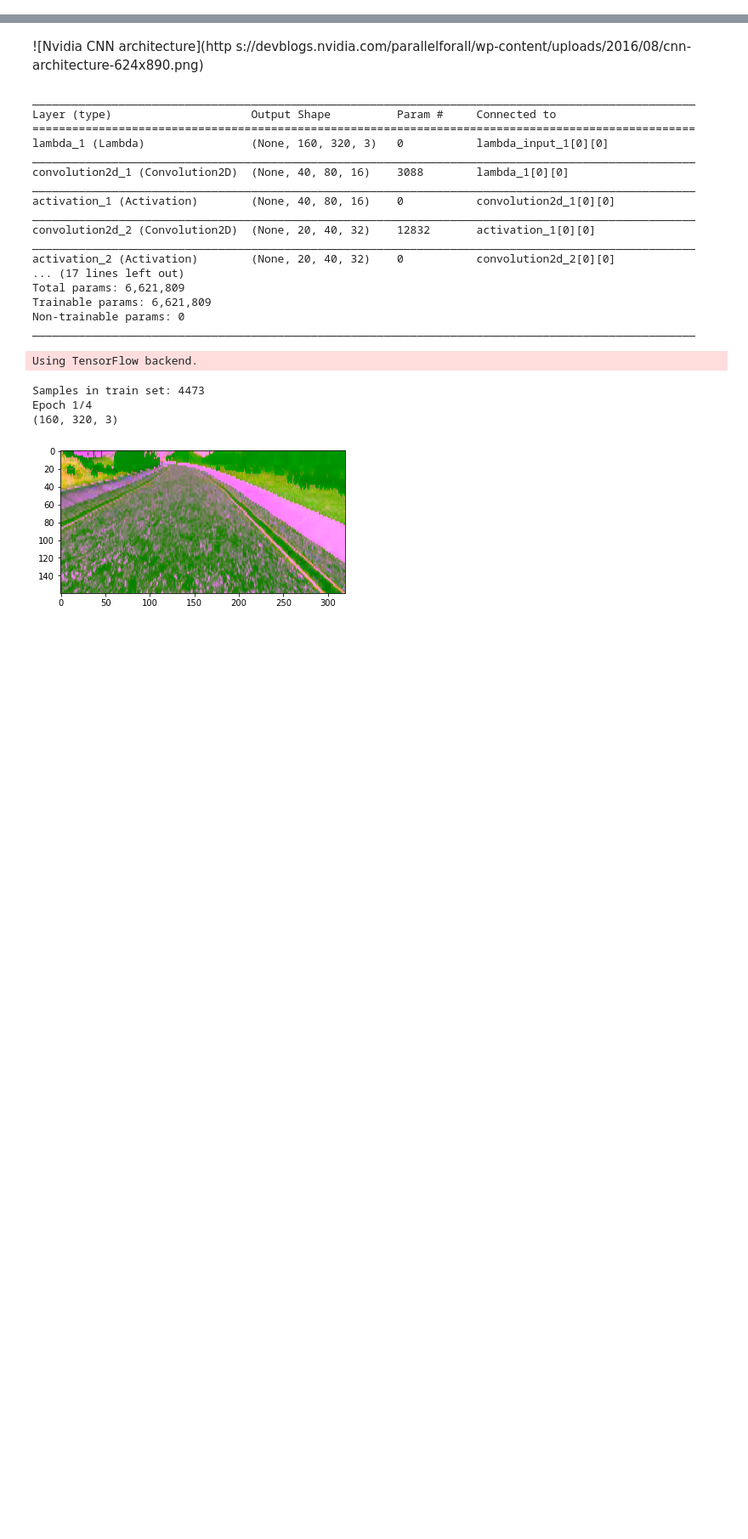
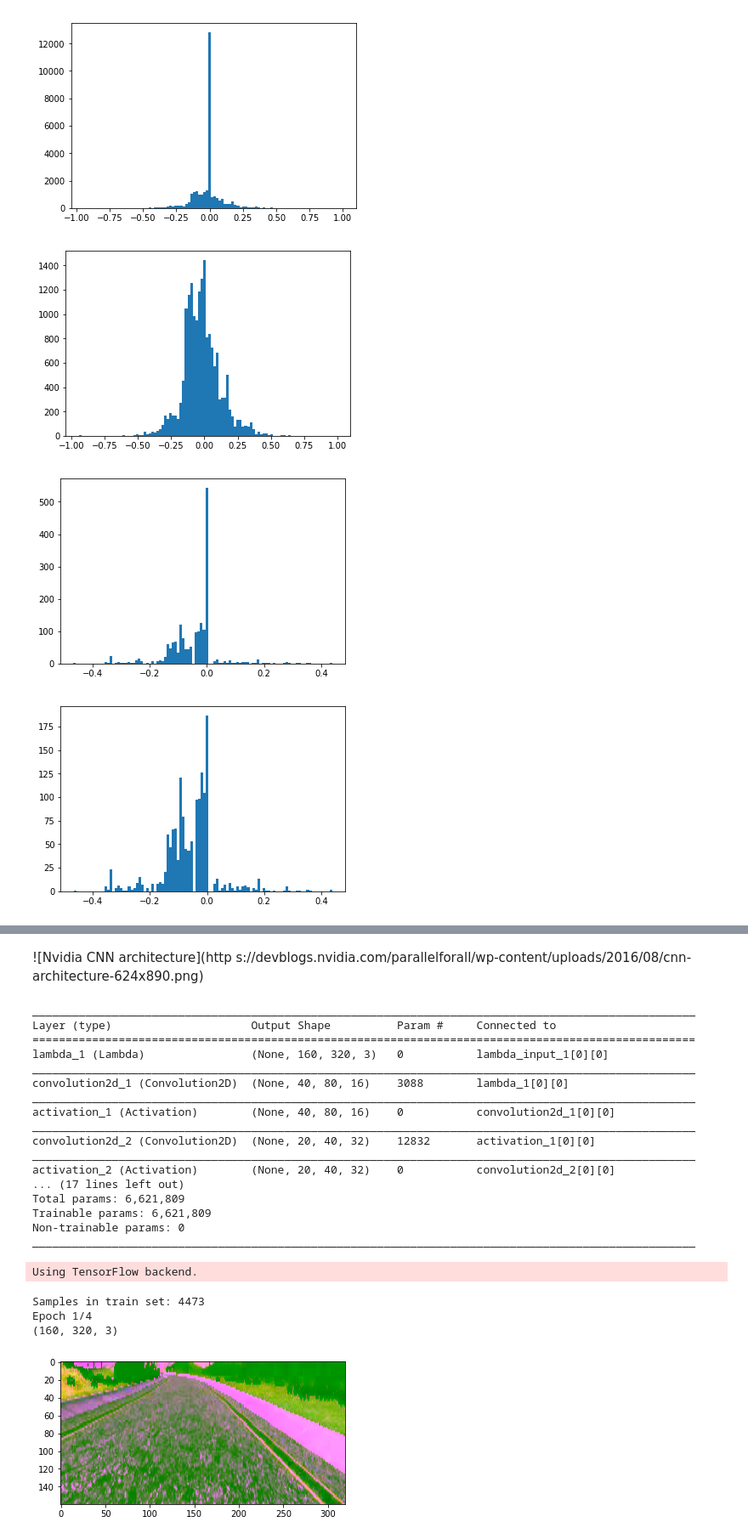
Before and after one commit to antorsae/CarND-p3, a Jupyter notebook: p3.ipynb, the cells around one changed output, grey strips where cells are left out. Shown at 85% size. Cells and saved outputs as stored; diff of their text form; code cells hidden in the pictures; blank space fills up the shorter version.

```diff
--- a/p3.ipynb
+++ b/p3.ipynb
@@ -6,0 +14,26 @@ import preprocess
+# %%
+driving_log = pd.read_csv('driving-centered/driving_log.csv')
+plt.hist(driving_log.steering, bins=100)
+plt.show()
+driving_log = pd.concat([driving_log[driving_log.steering==0].sample(frac=0.05),driving_log[driving_log.steering!=0]])
+plt.hist(driving_log.steering, bins=100)
+plt.show()
+
+driving_log = pd.read_csv('driving-left/driving_log.csv')
+plt.hist(driving_log.steering, bins=100)
+plt.show()
+driving_log = pd.concat([driving_log[driving_log.steering==0].sample(frac=0.25),driving_log[driving_log.steering!=0]])
+plt.hist(driving_log.steering, bins=100)
+plt.show()
+
+driving_log = pd.read_csv('driving-right/driving_log.csv')
+plt.hist(driving_log.steering, bins=100)
+plt.show()
+driving_log = pd.concat([driving_log[driving_log.steering==0].sample(frac=0.5),driving_log[driving_log.steering!=0]])
+plt.hist(driving_log.steering, bins=100)
+plt.show()
+# %% [output]
+[figure, added]
+[figure, added]
+[figure, added]
+[figure, added]
```
Also changed, not shown: parts of 4 cells of this notebook, 4 other files.
